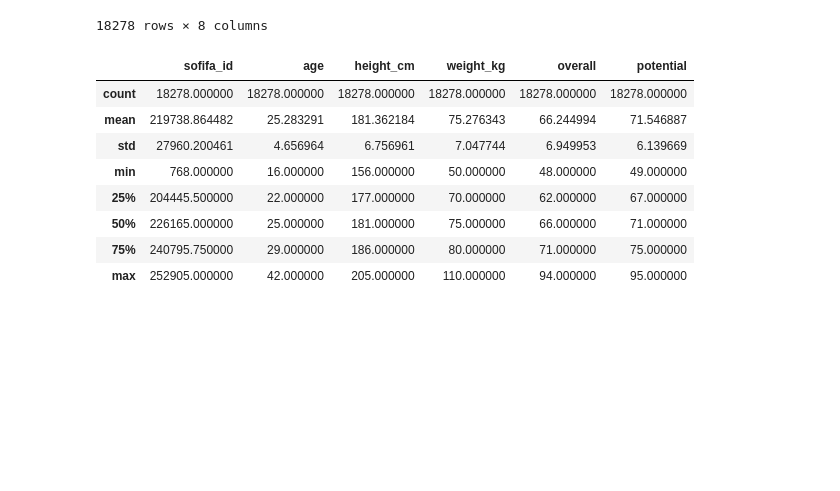
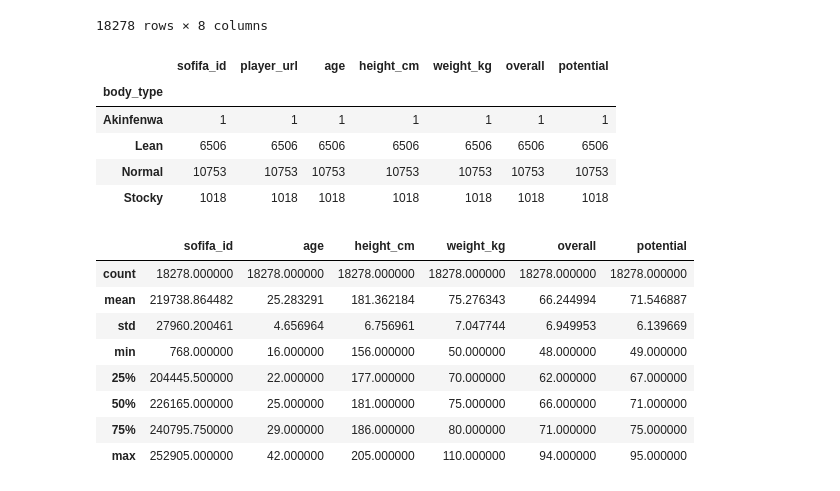
Before and after one commit to evanezent/ML-Project, a Jupyter notebook: Data Preparation.ipynb, the cells around one changed output. Cells and saved outputs as stored; diff of their text form; code cells hidden in the pictures; blank space fills up the shorter version.

```diff
--- a/Data Preparation.ipynb
+++ b/Data Preparation.ipynb
@@ -22,6 +22,15 @@ data
 | 18276 | 251110 | https://sofifa.com/player/251110/... | 18 | 185 | 74 | Lean | 48 | 54 |
 | 18277 | 233449 | https://sofifa.com/player/233449/... | 26 | 182 | 78 | Normal | 48 | 51 |
 18278 rows × 8 columns
+# %%
+data.groupby("body_type").count()
+# %% [output]
+|  | sofifa_id | player_url | age | height_cm | weight_kg | overall | potential |
+| body_type |  |  |  |  |  |  |  |
+| Akinfenwa | 1 | 1 | 1 | 1 | 1 | 1 | 1 |
+| Lean | 6506 | 6506 | 6506 | 6506 | 6506 | 6506 | 6506 |
+| Normal | 10753 | 10753 | 10753 | 10753 | 10753 | 10753 | 10753 |
+| Stocky | 1018 | 1018 | 1018 | 1018 | 1018 | 1018 | 1018 |
 # %%
 data.describe()
 # %% [output]
```
Also changed, not shown: parts of 1 cell of this notebook, 1 other file.
